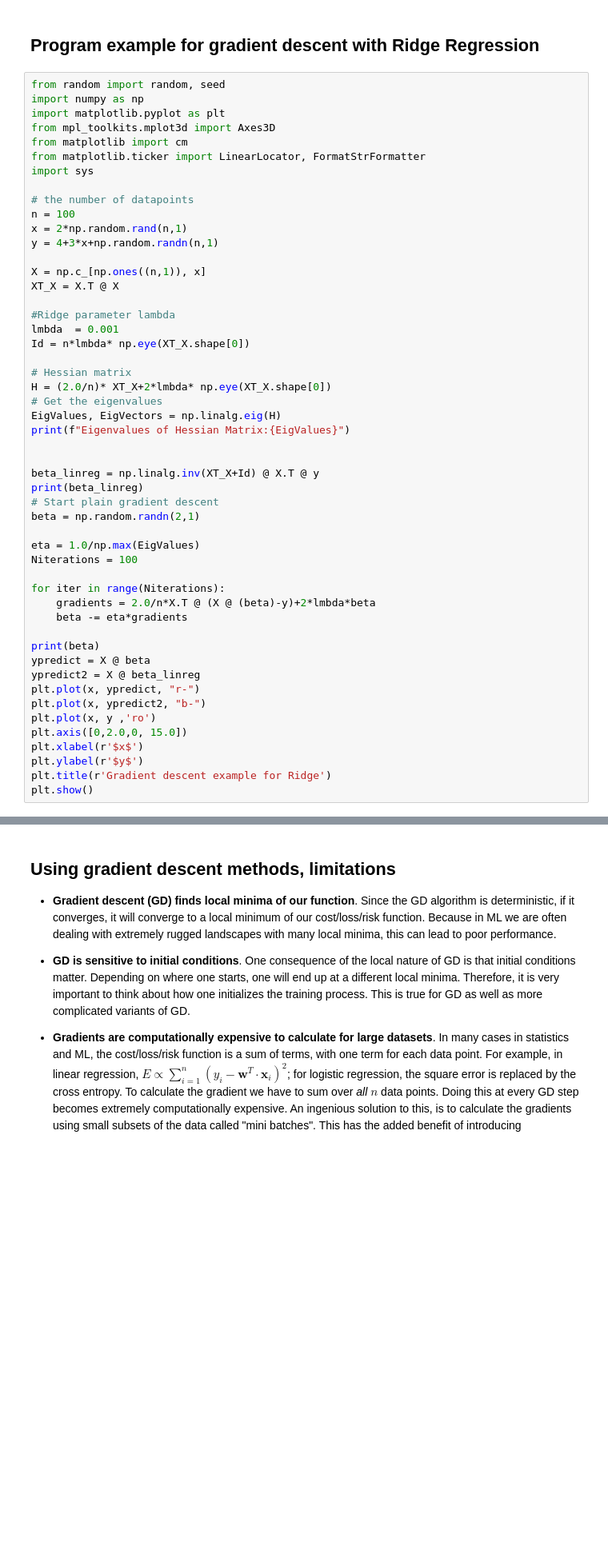
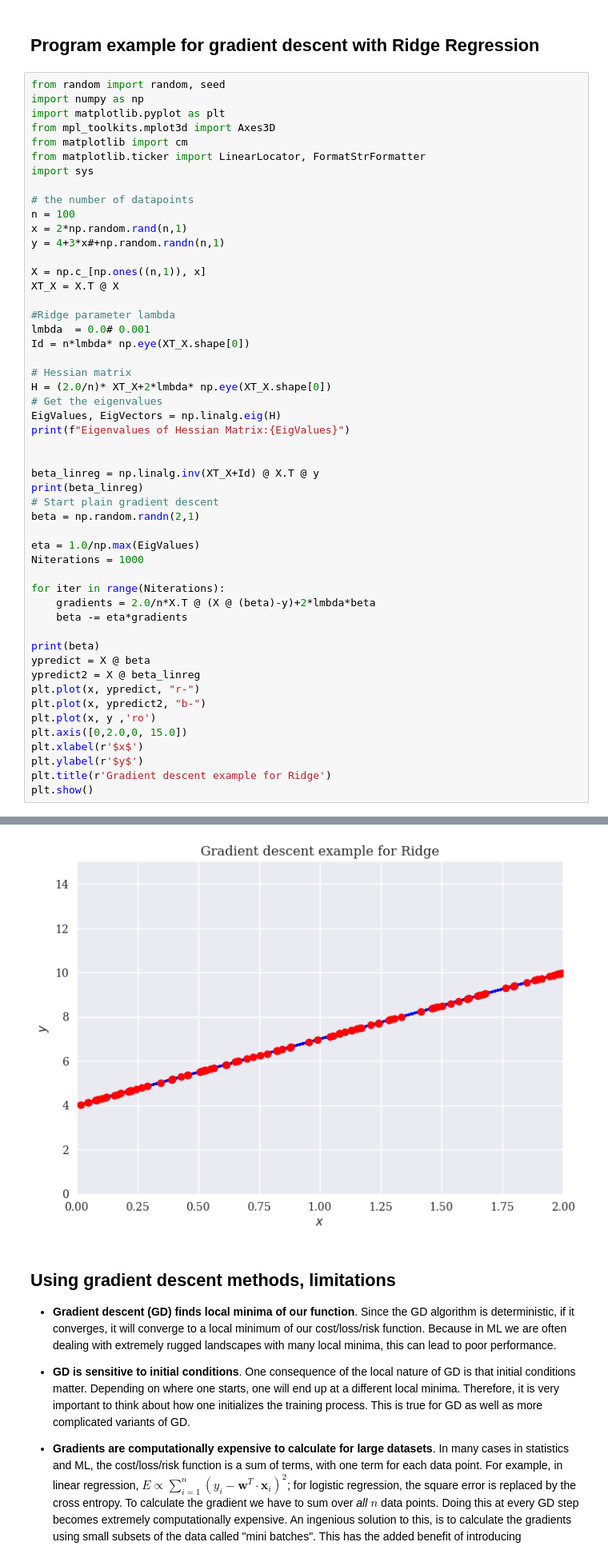
Before and after one commit to CompPhysics/MLErasmus, a Jupyter notebook: doc/pub/day5/ipynb/day5.ipynb, the cells around one changed output, grey strips where cells are left out. Shown at 80% size. Drawn from its saved outputs; the diff is of its cells as text; blank space fills up the shorter version.

```diff
--- a/doc/pub/day5/ipynb/day5.ipynb
+++ b/doc/pub/day5/ipynb/day5.ipynb
@@ -1698,13 +1705,13 @@ import sys
 # the number of datapoints
 n = 100
 x = 2*np.random.rand(n,1)
-y = 4+3*x+np.random.randn(n,1)
+y = 4+3*x#+np.random.randn(n,1)
 
 X = np.c_[np.ones((n,1)), x]
 XT_X = X.T @ X
 
 #Ridge parameter lambda
-lmbda  = 0.001
+lmbda  = 0.0# 0.001
 Id = n*lmbda* np.eye(XT_X.shape[0])
 
 # Hessian matrix
@@ -1720,7 +1727,7 @@ print(beta_linreg)
 beta = np.random.randn(2,1)
 
 eta = 1.0/np.max(EigValues)
-Niterations = 100
+Niterations = 1000
 
 for iter in range(Niterations):
     gradients = 2.0/n*X.T @ (X @ (beta)-y)+2*lmbda*beta
@@ -1737,3 +1744,4 @@ plt.xlabel(r'$x$')
 plt.ylabel(r'$y$')
 plt.title(r'Gradient descent example for Ridge')
 plt.show()
+# %% [output]
@@ -1740,3 +1753,4 @@ plt.show()
+[figure, added]
 # %% [markdown]
 ## Using gradient descent methods, limitations
 
```
Also changed, not shown: parts of 3 cells of this notebook, 1 other file.
